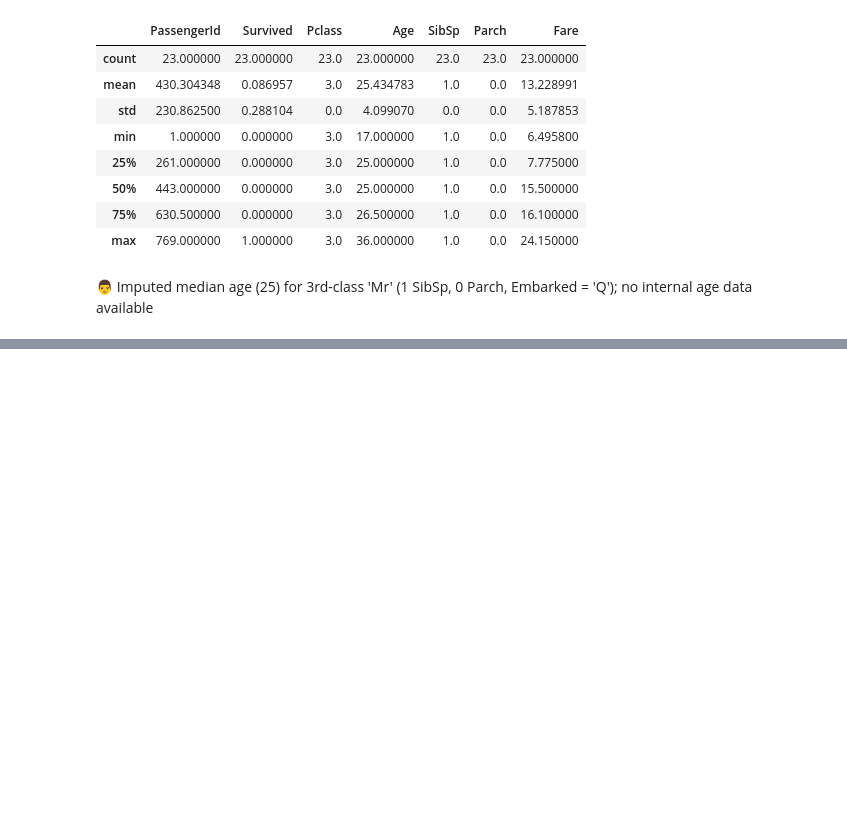
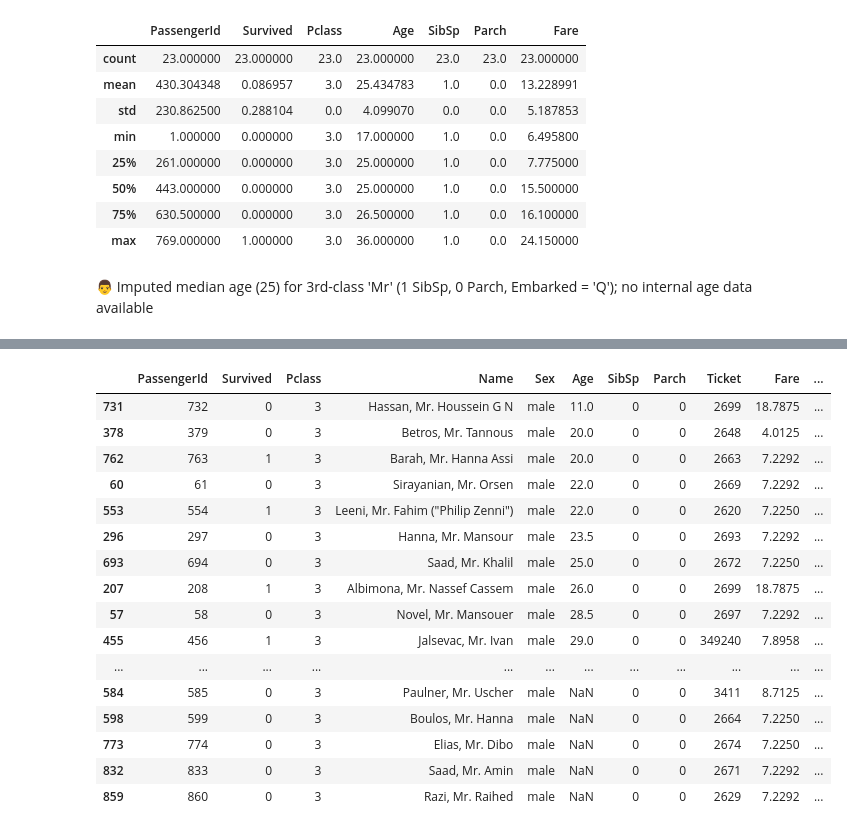
Before and after one commit to Restart29/titanic-analysis, a Jupyter notebook: notebooks/titanic.ipynb, the cells around one changed output, grey strips where cells are left out. Cells and saved outputs as stored; diff of their text form; code cells hidden in the pictures; blank space fills up the shorter version.

Commit message:
Day-7(3): Data Cleaning
Imputed median age (28.75) rounded off to 29 for 3rd-class 'Mr' passengers (0 SibSp, 0 Parch, Embarked = 'C')

```diff
--- a/notebooks/titanic.ipynb
+++ b/notebooks/titanic.ipynb
@@ -2114,0 +2159,20 @@ change_db_cleaned.loc[(change_db_cleaned['Title']=='Mr')&(change_db_cleaned['Pcl
+# %%
+change_db2.loc[(change_db2['Title']=='Mr')&(change_db2['Pclass']==3)&(change_db2['SibSp']==0)&(change_db2['Parch']==0)&(change_db2['Embarked']=='C')].sort_values('Age')
+# %% [output]
+|  | PassengerId | Survived | Pclass | Name | Sex | Age | SibSp | Parch | Ticket | Fare | ... |
+| 731 | 732 | 0 | 3 | Hassan, Mr. Houssein G N | male | 11.0 | 0 | 0 | 2699 | 18.7875 | ... |
+| 378 | 379 | 0 | 3 | Betros, Mr. Tannous | male | 20.0 | 0 | 0 | 2648 | 4.0125 | ... |
+| 762 | 763 | 1 | 3 | Barah, Mr. Hanna Assi | male | 20.0 | 0 | 0 | 2663 | 7.2292 | ... |
+| 60 | 61 | 0 | 3 | Sirayanian, Mr. Orsen | male | 22.0 | 0 | 0 | 2669 | 7.2292 | ... |
+| 553 | 554 | 1 | 3 | Leeni, Mr. Fahim ("Philip Zenni") | male | 22.0 | 0 | 0 | 2620 | 7.2250 | ... |
+| 296 | 297 | 0 | 3 | Hanna, Mr. Mansour | male | 23.5 | 0 | 0 | 2693 | 7.2292 | ... |
+| 693 | 694 | 0 | 3 | Saad, Mr. Khalil | male | 25.0 | 0 | 0 | 2672 | 7.2250 | ... |
+| 207 | 208 | 1 | 3 | Albimona, Mr. Nassef Cassem | male | 26.0 | 0 | 0 | 2699 | 18.7875 | ... |
+| 57 | 58 | 0 | 3 | Novel, Mr. Mansouer | male | 28.5 | 0 | 0 | 2697 | 7.2292 | ... |
+| 455 | 456 | 1 | 3 | Jalsevac, Mr. Ivan | male | 29.0 | 0 | 0 | 349240 | 7.8958 | ... |
+| ... | ... | ... | ... | ... | ... | ... | ... | ... | ... | ... | ... |
+| 584 | 585 | 0 | 3 | Paulner, Mr. Uscher | male | NaN | 0 | 0 | 3411 | 8.7125 | ... |
+| 598 | 599 | 0 | 3 | Boulos, Mr. Hanna | male | NaN | 0 | 0 | 2664 | 7.2250 | ... |
+| 773 | 774 | 0 | 3 | Elias, Mr. Dibo | male | NaN | 0 | 0 | 2674 | 7.2250 | ... |
+| 832 | 833 | 0 | 3 | Saad, Mr. Amin | male | NaN | 0 | 0 | 2671 | 7.2292 | ... |
+| 859 | 860 | 0 | 3 | Razi, Mr. Raihed | male | NaN | 0 | 0 | 2629 | 7.2292 | ... |
```
Also changed, not shown: parts of 9 cells of this notebook.
